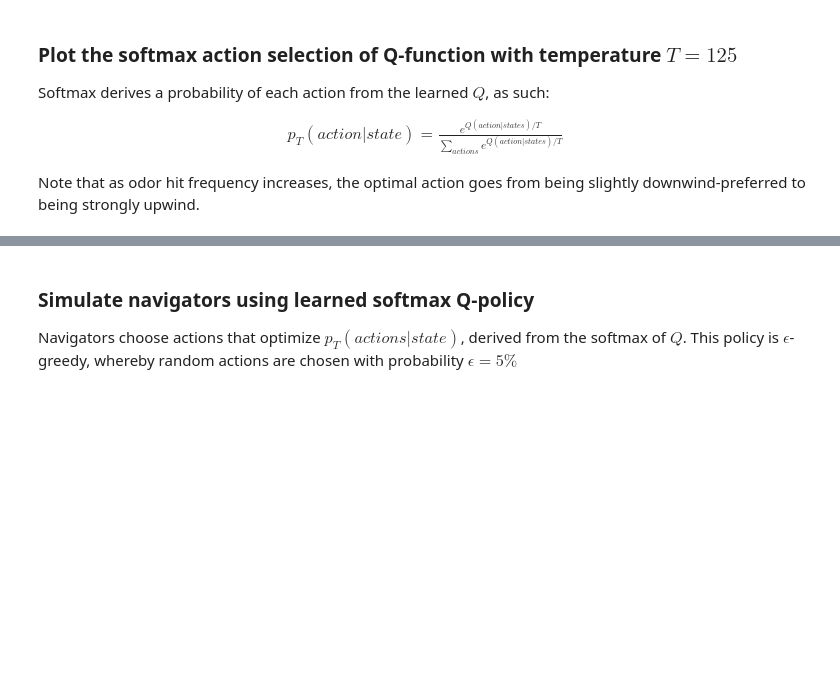
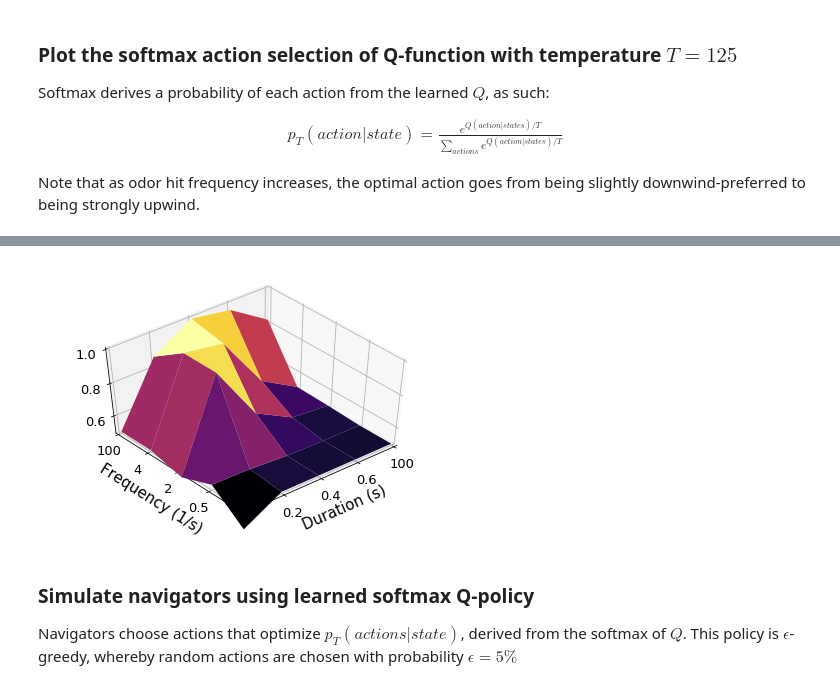
Before and after one commit to niragkadakia/odor-plume-reinforcement-learning, a Jupyter notebook: stochastic-turning-model-freq-dur.ipynb, the cells around one changed output, grey strips where cells are left out. Drawn from its saved outputs; the diff is of its cells as text; code cells hidden in the pictures; blank space fills up the shorter version.

```diff
--- a/stochastic-turning-model-freq-dur.ipynb
+++ b/stochastic-turning-model-freq-dur.ipynb
@@ -160,3 +204,35 @@ No handles with labels found to put in legend.
+# %%
+fig = plt.figure(figsize=(6, 4))
+ax = plt.axes(projection='3d')
+X, Y  = np.meshgrid(range(num_freqs), range(num_durs))
+Z = Q_norm_reshape
+
+ax.view_init(50, 230)
+ax.plot_surface(Y, X, Z, rstride=1, cstride=1,
+                cmap='inferno', edgecolor='none')
+plt.xlim(0, num_durs - 1)
+plt.ylim(0, num_freqs - 1)
+ax.set_zlim(0.5, 1)
+ax.set_zticks([0.6, 0.8, 1.])
+ax.set_zticklabels([0.6, 0.8, 1.], fontsize=13)
+plt.xticks(range(0, num_durs), a.dur_bins[1:], fontsize=13)
+plt.yticks(range(0, num_freqs), a.freq_bins[1:], fontsize=13)
+xlabels = ['']
+for dur_bin in a.dur_bins[2:]:
+    xlabels.append(dur_bin)
+ylabels = ['']
+for freq_bin in a.freq_bins[2:]:
+    ylabels.append(freq_bin)
+ax.set_xticklabels(xlabels, fontsize=13)
+ax.set_yticklabels(ylabels, fontsize=13)
+plt.xlabel('Duration (s)', fontsize=15, labelpad=10)
+plt.ylabel('Frequency (1/s)', fontsize=15, labelpad=10)
+ax.dist = 11
+plt.tight_layout()
+plt.savefig('fig.png', dpi=300)
+plt.show()
+# %% [output]
+[figure, added]
 # %% [markdown]
 ### Simulate navigators using learned softmax Q-policy
 
```
Also changed, not shown: parts of 7 cells of this notebook, 1 other file.
